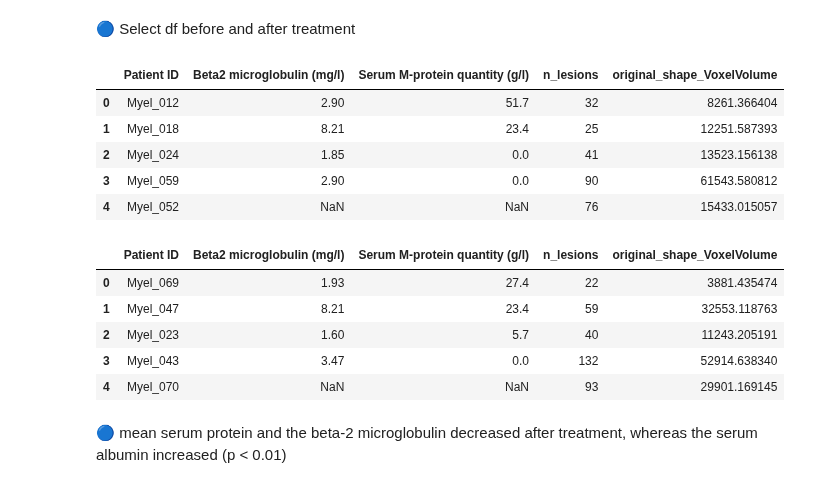
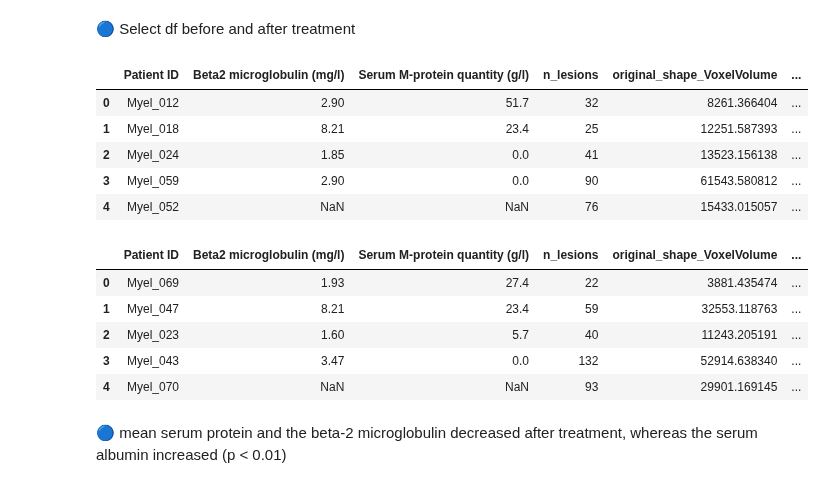
Before and after one commit to lukas1110/Analysis-of-multiple-myelomas-from-dual-CT, a Jupyter notebook: data_analysis/follow_up.ipynb, the cells around one changed output. Saved outputs shown, nothing was run; the diff lists cells and outputs as text; code cells hidden in the pictures.

```diff
--- a/data_analysis/follow_up.ipynb
+++ b/data_analysis/follow_up.ipynb
@@ -25,7 +25,8 @@ before_patients = ["Myel_012", "Myel_018", "Myel_024", "Myel_059", "Myel_052"]
 after_patients = ["Myel_069", "Myel_047", "Myel_023", "Myel_043", "Myel_070"]
 
 clinical_features = ["Beta2 microglobulin (mg/l)", "Serum M-protein quantity (g/l)"]
-image_features = ["n_lesions", "original_shape_VoxelVolume"]
+image_features = ["n_lesions", "original_shape_VoxelVolume", "gradient_firstorder_10Percentile", "original_glcm_Idm", "gradient_firstorder_Median",
+                  "gradient_gldm_LowGrayLevelEmphasis"]
 
 features_before = features_df[features_df['patient'].isin(before_patients)][['patient'] + image_features]
 clinical_before = clinical_df[clinical_df['Patient ID'].isin(before_patients)][['Patient ID'] + clinical_features]
@@ -39,22 +40,22 @@ data_after = pd.merge(clinical_after, features_after, left_on='Patient ID', righ
 data_after['Patient ID'] = pd.Categorical(data_after['Patient ID'], categories=after_patients, ordered=True)
 data_after = data_after.sort_values('Patient ID').reset_index(drop=True)
 # %%
-data_before.head()
+data_before
 # %% [output]
-|  | Patient ID | Beta2 microglobulin (mg/l) | Serum M-protein quantity (g/l) | n_lesions | original_shape_VoxelVolume |
-| 0 | Myel_012 | 2.90 | 51.7 | 32 | 8261.366404 |
-| 1 | Myel_018 | 8.21 | 23.4 | 25 | 12251.587393 |
-| 2 | Myel_024 | 1.85 | 0.0 | 41 | 13523.156138 |
-| 3 | Myel_059 | 2.90 | 0.0 | 90 | 61543.580812 |
-| 4 | Myel_052 | NaN | NaN | 76 | 15433.015057 |
+|  | Patient ID | Beta2 microglobulin (mg/l) | Serum M-protein quantity (g/l) | n_lesions | original_shape_VoxelVolume | ... |
+| 0 | Myel_012 | 2.90 | 51.7 | 32 | 8261.366404 | ... |
+| 1 | Myel_018 | 8.21 | 23.4 | 25 | 12251.587393 | ... |
+| 2 | Myel_024 | 1.85 | 0.0 | 41 | 13523.156138 | ... |
+| 3 | Myel_059 | 2.90 | 0.0 | 90 | 61543.580812 | ... |
+| 4 | Myel_052 | NaN | NaN | 76 | 15433.015057 | ... |
 # %%
-data_after.head()
+data_after
 # %% [output]
-|  | Patient ID | Beta2 microglobulin (mg/l) | Serum M-protein quantity (g/l) | n_lesions | original_shape_VoxelVolume |
-| 0 | Myel_069 | 1.93 | 27.4 | 22 | 3881.435474 |
-| 1 | Myel_047 | 8.21 | 23.4 | 59 | 32553.118763 |
-| 2 | Myel_023 | 1.60 | 5.7 | 40 | 11243.205191 |
-| 3 | Myel_043 | 3.47 | 0.0 | 132 | 52914.638340 |
-| 4 | Myel_070 | NaN | NaN | 93 | 29901.169145 |
+|  | Patient ID | Beta2 microglobulin (mg/l) | Serum M-protein quantity (g/l) | n_lesions | original_shape_VoxelVolume | ... |
+| 0 | Myel_069 | 1.93 | 27.4 | 22 | 3881.435474 | ... |
+| 1 | Myel_047 | 8.21 | 23.4 | 59 | 32553.118763 | ... |
+| 2 | Myel_023 | 1.60 | 5.7 | 40 | 11243.205191 | ... |
+| 3 | Myel_043 | 3.47 | 0.0 | 132 | 52914.638340 | ... |
+| 4 | Myel_070 | NaN | NaN | 93 | 29901.169145 | ... |
 # %% [markdown]
 🔵 mean serum protein and the beta-2 microglobulin decreased after treatment, whereas the serum albumin increased (p < 0.01)
```
Also changed, not shown: 1 other file.
